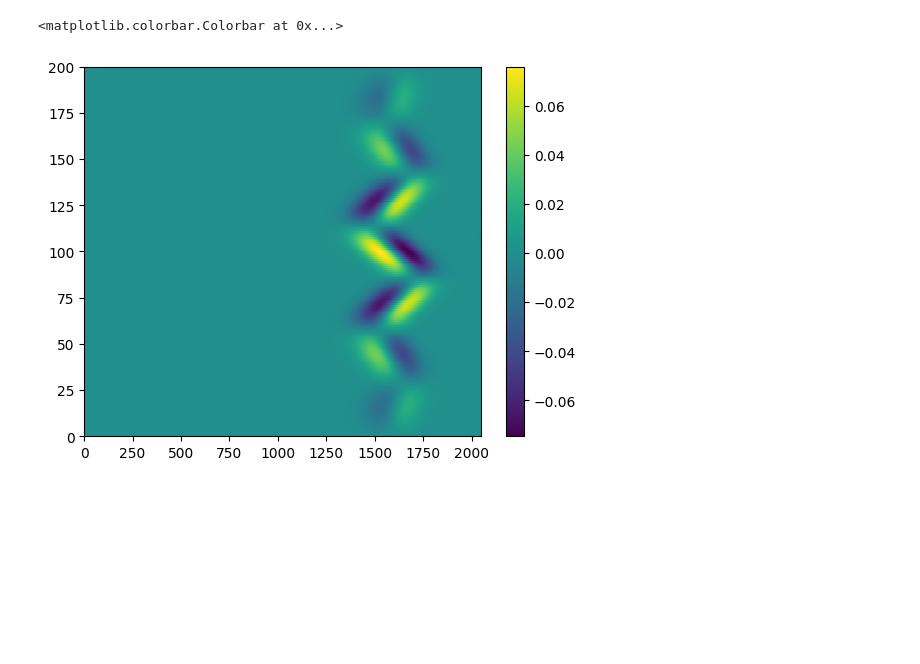
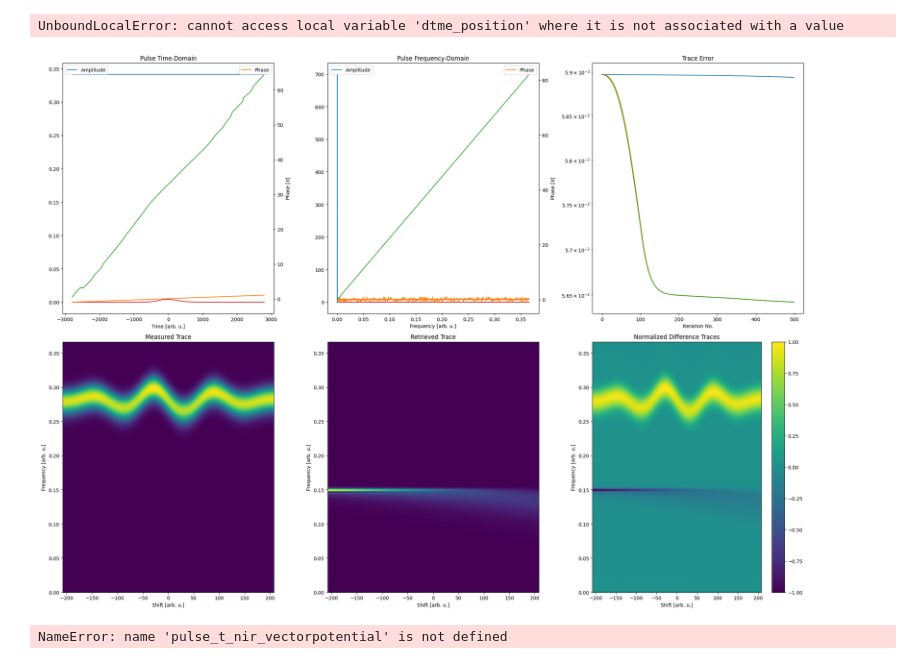
Before and after one commit to matillda123/Pulse-Retrieval-with-JAX, a Jupyter notebook: _usage_example.ipynb, the cells around one changed output. Drawn from its saved outputs; the diff is of its cells as text; code cells hidden in the pictures; blank space fills up the shorter version.

Commit message:
Expanded streaking to multichannel SFA

```diff
--- a/_usage_example.ipynb
+++ b/_usage_example.ipynb
@@ -39,6 +38,0 @@ trace_dtme = jnp.copy(trace)
-# %%
-plt.pcolormesh(trace - trace_dtme)
-plt.colorbar()
-# %% [output]
-<matplotlib.colorbar.Colorbar at 0x...>
-[figure, removed]
@@ -44,0 +43,15 @@ plt.colorbar()
+# %%
+from pulsedjax.streaking import AutoDiff
+import optax
+
+
+ad = AutoDiff(delay, frequency*4.316, trace, retrieve_dtme=False, solver=optax.adam(learning_rate=0.1))
+
+ad.use_measured_spectrum(spectra.pulse[0], spectra.pulse[1], "pulse")
+ad.use_measured_spectrum(spectra.gate[0], spectra.gate[1], "gate")
+
+population = ad.create_initial_population(3, "random", "random")
+
+final_result = ad.run(population, 100)
+# %% [output]
+UnboundLocalError: cannot access local variable 'dtme_position' where it is not associated with a value
@@ -44,0 +60,8 @@ plt.colorbar()
+# %%
+ad.plot_results(final_result)
+# %% [output]
+[figure, added]
+# %%
+pulse_t_nir_vectorpotential
+# %% [output]
+NameError: name 'pulse_t_nir_vectorpotential' is not defined
```
Also changed, not shown: parts of 7 cells of this notebook, 7 other files.
